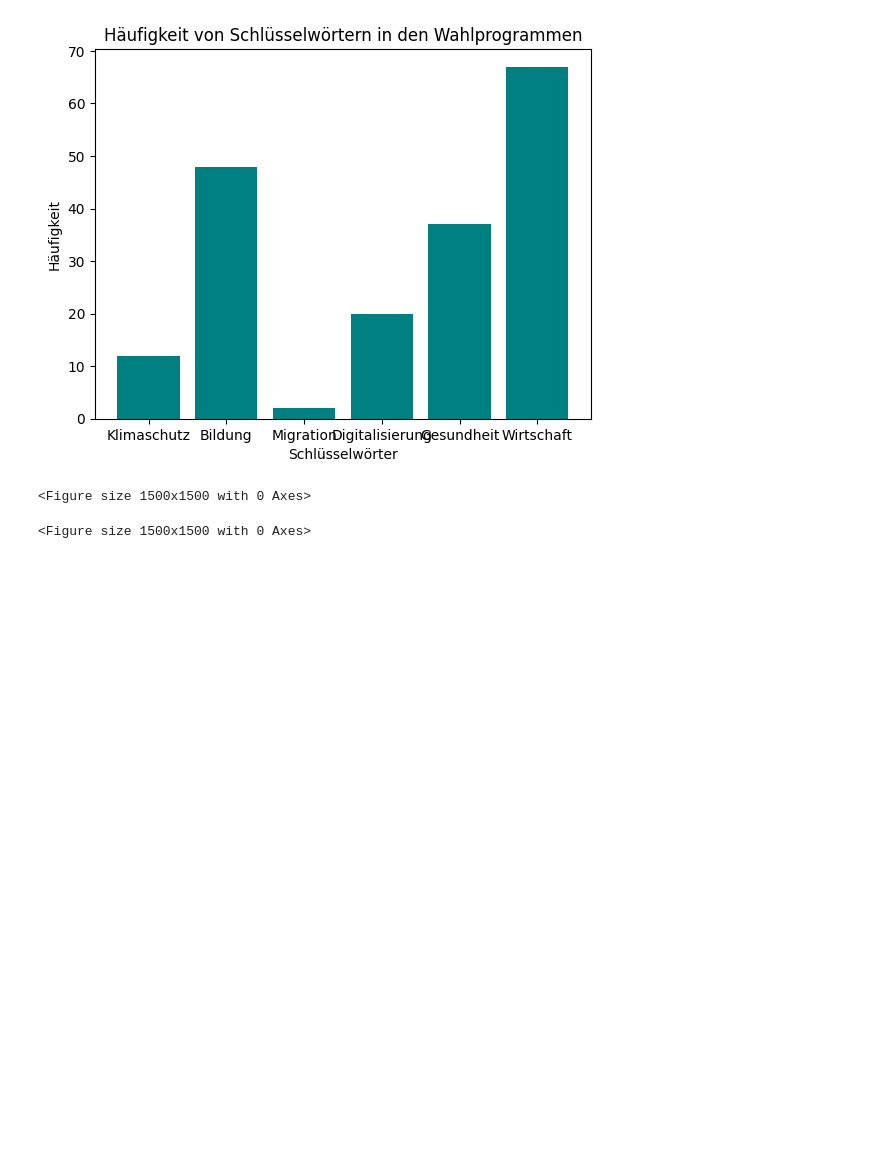
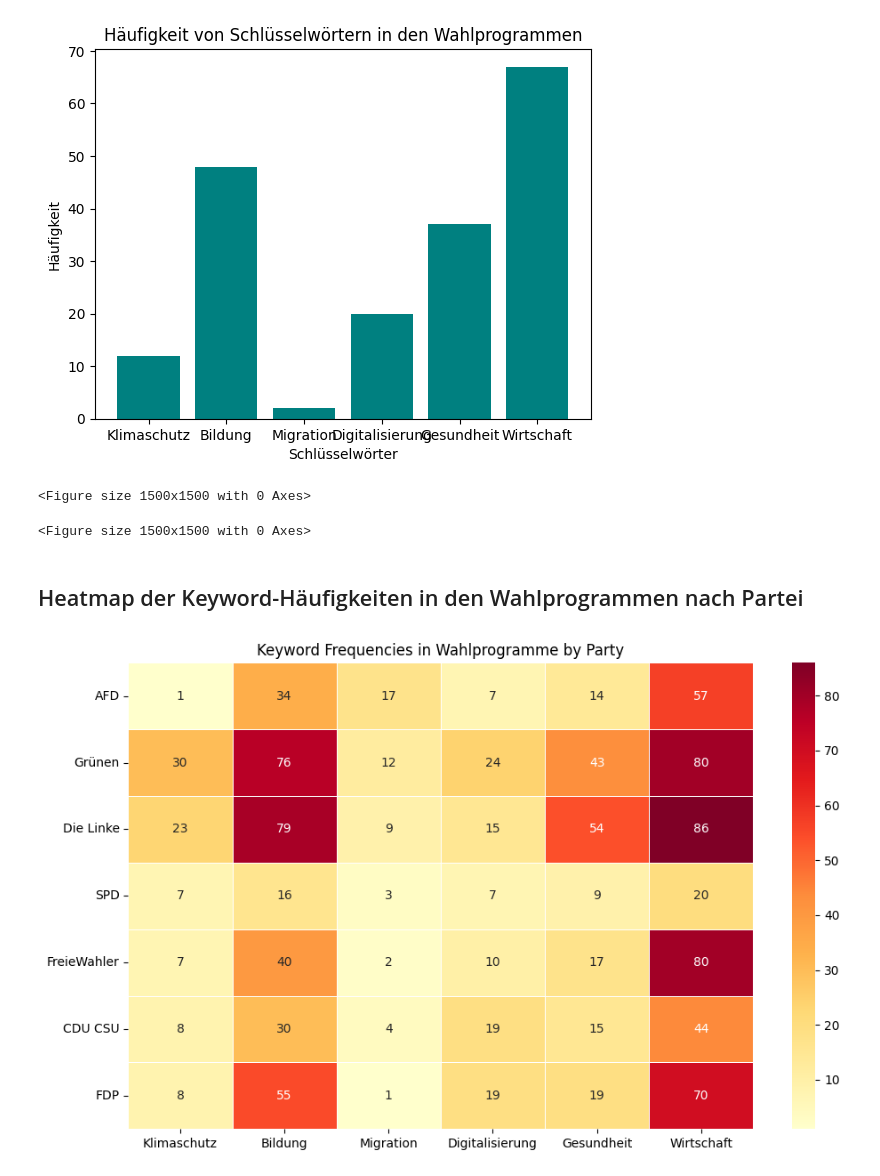
Before and after one commit to Abodx9/KI-BigData, a Jupyter notebook: Vektordatenbanken/Visualization.ipynb, the cells around one changed output. Cells and saved outputs as stored; diff of their text form; code cells hidden in the pictures; blank space fills up the shorter version.

Commit message:
add heatmap with keyword frequency from meinungen

```diff
--- a/Vektordatenbanken/Visualization.ipynb
+++ b/Vektordatenbanken/Visualization.ipynb
@@ -104,3 +104,28 @@ plt.figure(figsize=(15, 15))
 [figure]
 <Figure size 1500x1500 with 0 Axes>
 <Figure size 1500x1500 with 0 Axes>
+# %% [markdown]
+## Heatmap der Keyword-Häufigkeiten in den Wahlprogrammen nach Partei
+# %%
+import matplotlib.pyplot as plt
+import seaborn as sns
+import pandas as pd
+
+keywords = ['Klimaschutz', 'Bildung', 'Migration', 'Digitalisierung', 'Gesundheit', 'Wirtschaft']
+parties = df['Partei'].unique()
+
+#Create heatmap data
+heatmap_data = []
+for party in parties:
+    counts = [df[(df['Partei'] == party) & (df['Meinung'].str.contains(keyword, case=False, na=False))].shape[0] for keyword in keywords]
+    heatmap_data.append(counts)
+
+heatmap_df = pd.DataFrame(heatmap_data, index=parties, columns=keywords)
+
+plt.figure(figsize=(10, 6))
+sns.heatmap(heatmap_df, annot=True, fmt='d', cmap='YlOrRd', linewidths=0.5)
+plt.title('Keyword Frequencies in Wahlprogramme by Party')
+plt.tight_layout()
+plt.show()
+# %% [output]
+[figure, added]
```
